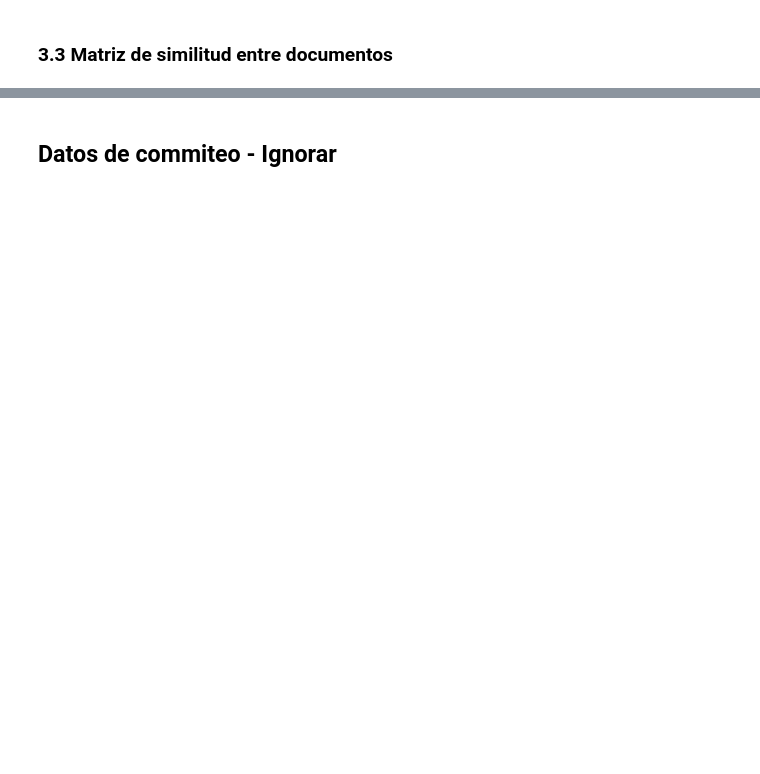
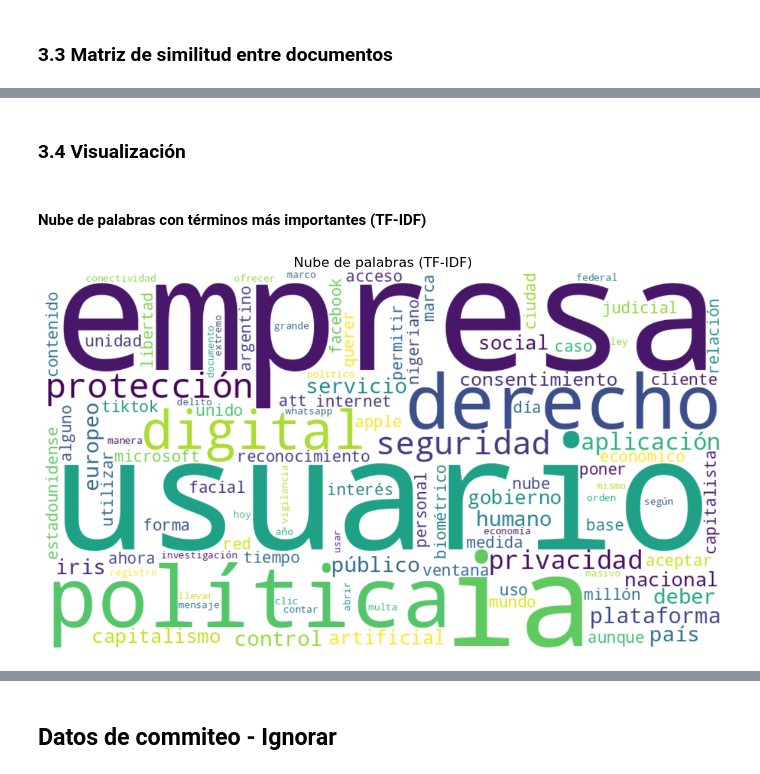
Before and after one commit to gimb99/PDH_BARTHOU_GONZALO, a Jupyter notebook: 003_barthou-gonzalo-nlp-integrador/notebook/analisis_integrador.ipynb, the cells around one changed output, grey strips where cells are left out. Cells and saved outputs as stored; diff of their text form; code cells hidden in the pictures; blank space fills up the shorter version.

```diff
--- a/003_barthou-gonzalo-nlp-integrador/notebook/analisis_integrador.ipynb
+++ b/003_barthou-gonzalo-nlp-integrador/notebook/analisis_integrador.ipynb
@@ -1155,0 +1158,4 @@ Se visualiza a partir de esta distribución de frecuencias que todavía debe dar
+# %%
+# Cargar el DataFrame actualizado
+github_pkl_path = "https://github.com/gimb99/PDH_BARTHOU_GONZALO/raw/refs/heads/develop/003_barthou-gonzalo-nlp-integrador/processed/corpus_limpio_v3_stopwords.pkl"
+df = pd.read_pickle(github_pkl_path)
@@ -1159,0 +1269,16 @@ Se visualiza a partir de esta distribución de frecuencias que todavía debe dar
+# %%
+# Cargar el DataFrame
+# df = pd.read_pickle("corpus_completo_sin_stopwords.pkl")
+
+# Asegurarnos de que los documentos estén como cadenas de texto
+df['texto_procesado'] = df['tokens_sin_stopwords'].apply(lambda x: ' '.join(x))
+
+# Recrear las matrices TF-IDF (por si las dudas)
+tfidf_vectorizer = TfidfVectorizer()
+X_tfidf = tfidf_vectorizer.fit_transform(df['texto_procesado'])
+
+# Calcular la matriz de similitud coseno entre todos los pares de documentos
+cosine_sim_matrix = cosine_similarity(X_tfidf)
+
+# Mostrar dimensiones de la matriz de similitud
+print("Dimensiones de la matriz de similitud coseno (Documentos x Documentos):", cosine_sim_matrix.shape)
@@ -1159,0 +1368,33 @@ Se visualiza a partir de esta distribución de frecuencias que todavía debe dar
+# %% [markdown]
+### 3.4 Visualización
+# %% [markdown]
+#### Nube de palabras con términos más importantes (TF-IDF)
+# %%
+# Recrear la matriz TF-IDF si no la tienes ya
+tfidf_vectorizer = TfidfVectorizer()
+X_tfidf = tfidf_vectorizer.fit_transform(df['texto_procesado'])
+
+# Obtener la suma de TF-IDF por término
+tfidf_sum = np.array(X_tfidf.sum(axis=0)).flatten()
+feature_names = tfidf_vectorizer.get_feature_names_out()
+
+# Crear un diccionario de términos y sus puntuaciones TF-IDF
+tfidf_dict = {word: score for word, score in zip(feature_names, tfidf_sum)}
+
+# Generar la nube de palabras
+wordcloud = WordCloud(
+    width=900,
+    height=500,
+    background_color="white",
+    max_words=100,
+    colormap="viridis",
+    collocations=False
+).fit_words(tfidf_dict)
+
+plt.figure(figsize=(15, 8))
+plt.imshow(wordcloud, interpolation="bilinear")
+plt.axis("off")
+plt.title("Nube de palabras (TF-IDF)", fontsize=16)
+plt.show()
+# %% [output]
+[figure, added]
```
Also changed, not shown: parts of 34 cells of this notebook.
